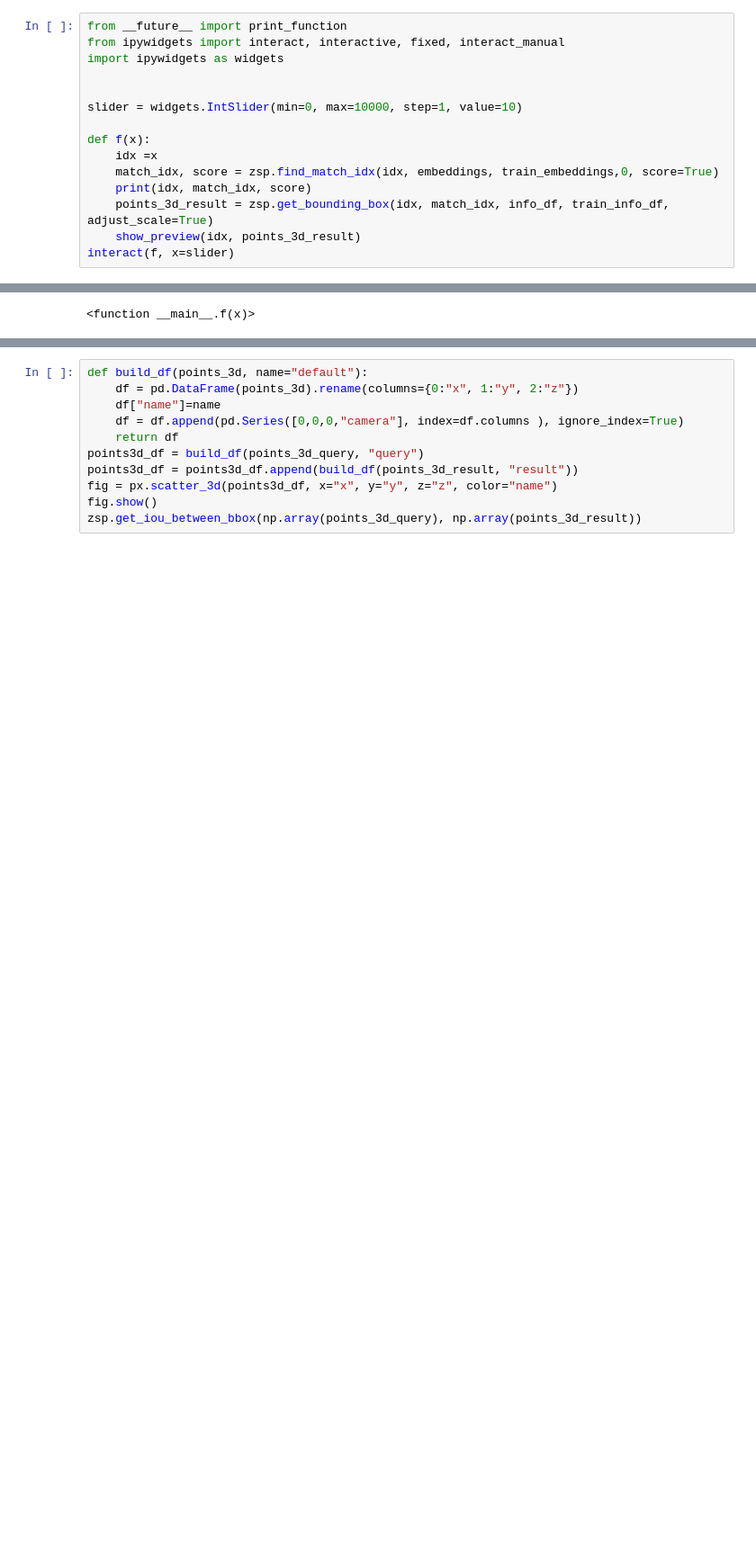
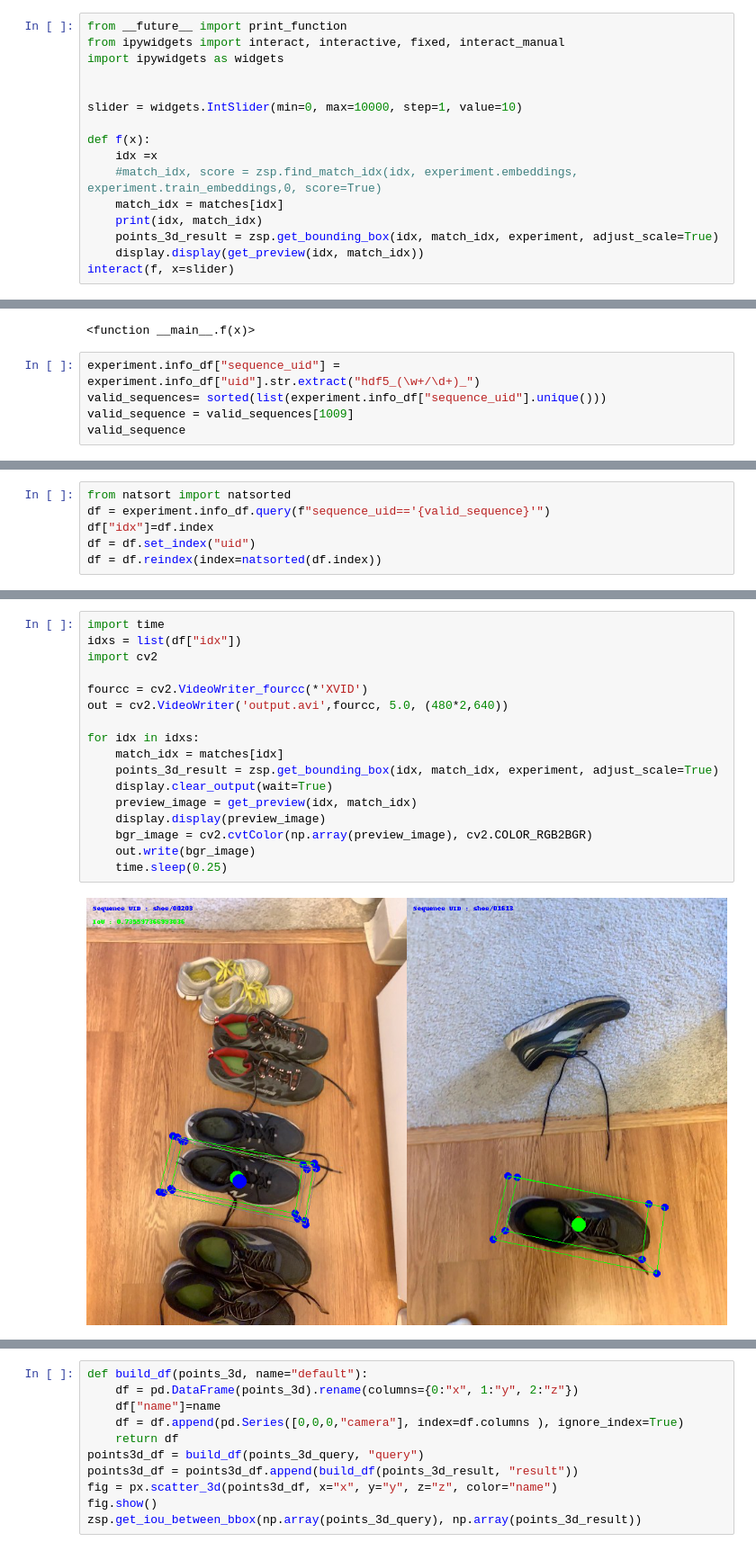
Before and after one commit to rjean/selfsupmotion, a Jupyter notebook: notebooks/zero_shot_pose_vis.ipynb, the cells around one changed output, grey strips where cells are left out. Shown at 90% size. Cells and saved outputs as stored; diff of their text form; blank space fills up the shorter version.

```diff
--- a/notebooks/zero_shot_pose_vis.ipynb
+++ b/notebooks/zero_shot_pose_vis.ipynb
@@ -71,11 +129,17 @@ slider = widgets.IntSlider(min=0, max=10000, step=1, value=10)
 
 def f(x):
     idx =x
-    match_idx, score = zsp.find_match_idx(idx, embeddings, train_embeddings,0, score=True)
-    print(idx, match_idx, score)
-    points_3d_result = zsp.get_bounding_box(idx, match_idx, info_df, train_info_df, adjust_scale=True)
-    show_preview(idx, points_3d_result)
+    #match_idx, score = zsp.find_match_idx(idx, experiment.embeddings, experiment.train_embeddings,0, score=True)
+    match_idx = matches[idx]
+    print(idx, match_idx)
+    points_3d_result = zsp.get_bounding_box(idx, match_idx, experiment, adjust_scale=True)
+    display.display(get_preview(idx, match_idx))
 interact(f, x=slider)
 # %% [output]
 interactive(children=(IntSlider(value=10, description='x', max=10000), Output()), _dom_classes=('widget-intera…
 <function __main__.f(x)>
+# %%
+experiment.info_df["sequence_uid"] = experiment.info_df["uid"].str.extract("hdf5_(\w+/\d+)_")
+valid_sequences= sorted(list(experiment.info_df["sequence_uid"].unique()))
+valid_sequence = valid_sequences[1009]
+valid_sequence
@@ -81,0 +148,6 @@ interactive(children=(IntSlider(value=10, description='x', max=10000), Output())
+# %%
+from natsort import natsorted
+df = experiment.info_df.query(f"sequence_uid=='{valid_sequence}'")
+df["idx"]=df.index
+df = df.set_index("uid")
+df = df.reindex(index=natsorted(df.index))
@@ -81,0 +160,19 @@ interactive(children=(IntSlider(value=10, description='x', max=10000), Output())
+# %%
+import time
+idxs = list(df["idx"])
+import cv2
+
+fourcc = cv2.VideoWriter_fourcc(*'XVID')
+out = cv2.VideoWriter('output.avi',fourcc, 5.0, (480*2,640))
+
+for idx in idxs:
+    match_idx = matches[idx]
+    points_3d_result = zsp.get_bounding_box(idx, match_idx, experiment, adjust_scale=True)
+    display.clear_output(wait=True)
+    preview_image = get_preview(idx, match_idx)
+    display.display(preview_image)
+    bgr_image = cv2.cvtColor(np.array(preview_image), cv2.COLOR_RGB2BGR)
+    out.write(bgr_image)
+    time.sleep(0.25)
+# %% [output]
+[figure, added]
```
Also changed, not shown: parts of 16 cells of this notebook, 1 other file.
